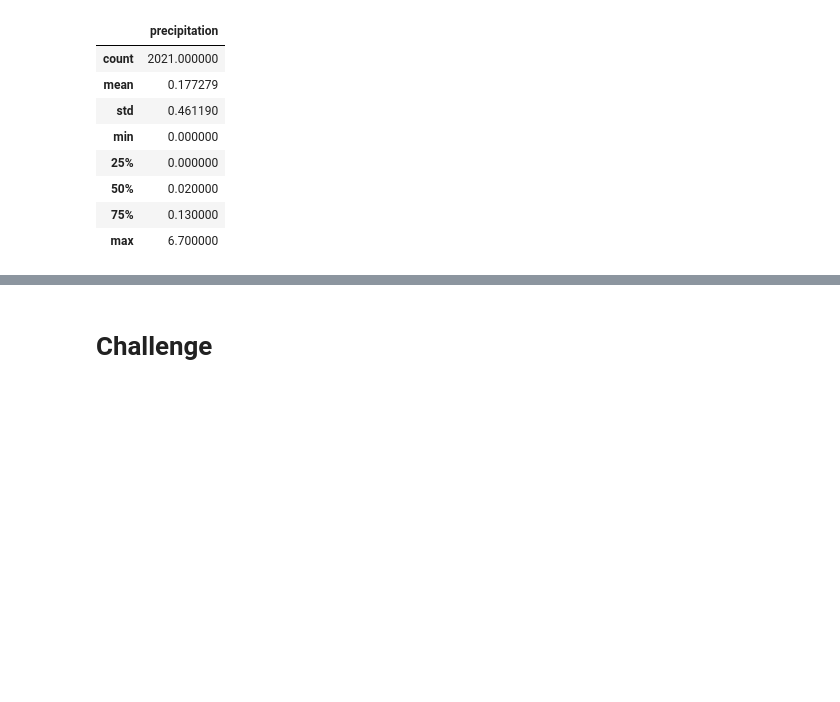
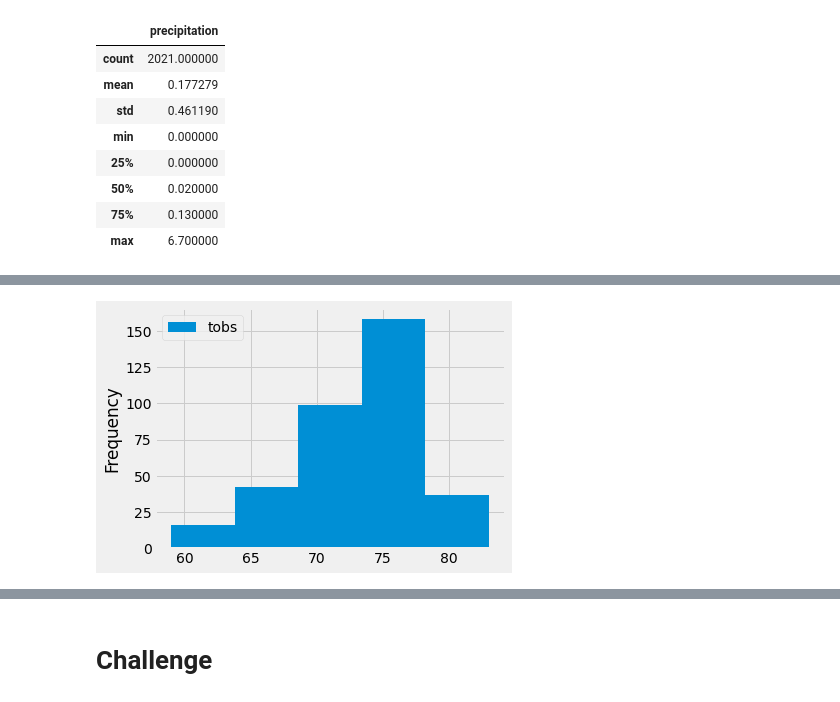
Before and after one commit to toainn92/surfs_up, a Jupyter notebook: climate_analysis.ipynb, the cells around one changed output, grey strips where cells are left out. Drawn from its saved outputs; the diff is of its cells as text; code cells hidden in the pictures; blank space fills up the shorter version.

```diff
--- a/climate_analysis.ipynb
+++ b/climate_analysis.ipynb
@@ -129,0 +181,6 @@ df.describe()
+# %%
+#adjust to 5 bins
+df.plot.hist(bins=5)
+plt.tight_layout()
+# %% [output]
+[figure, added]
```
Also changed, not shown: parts of 7 cells of this notebook.
